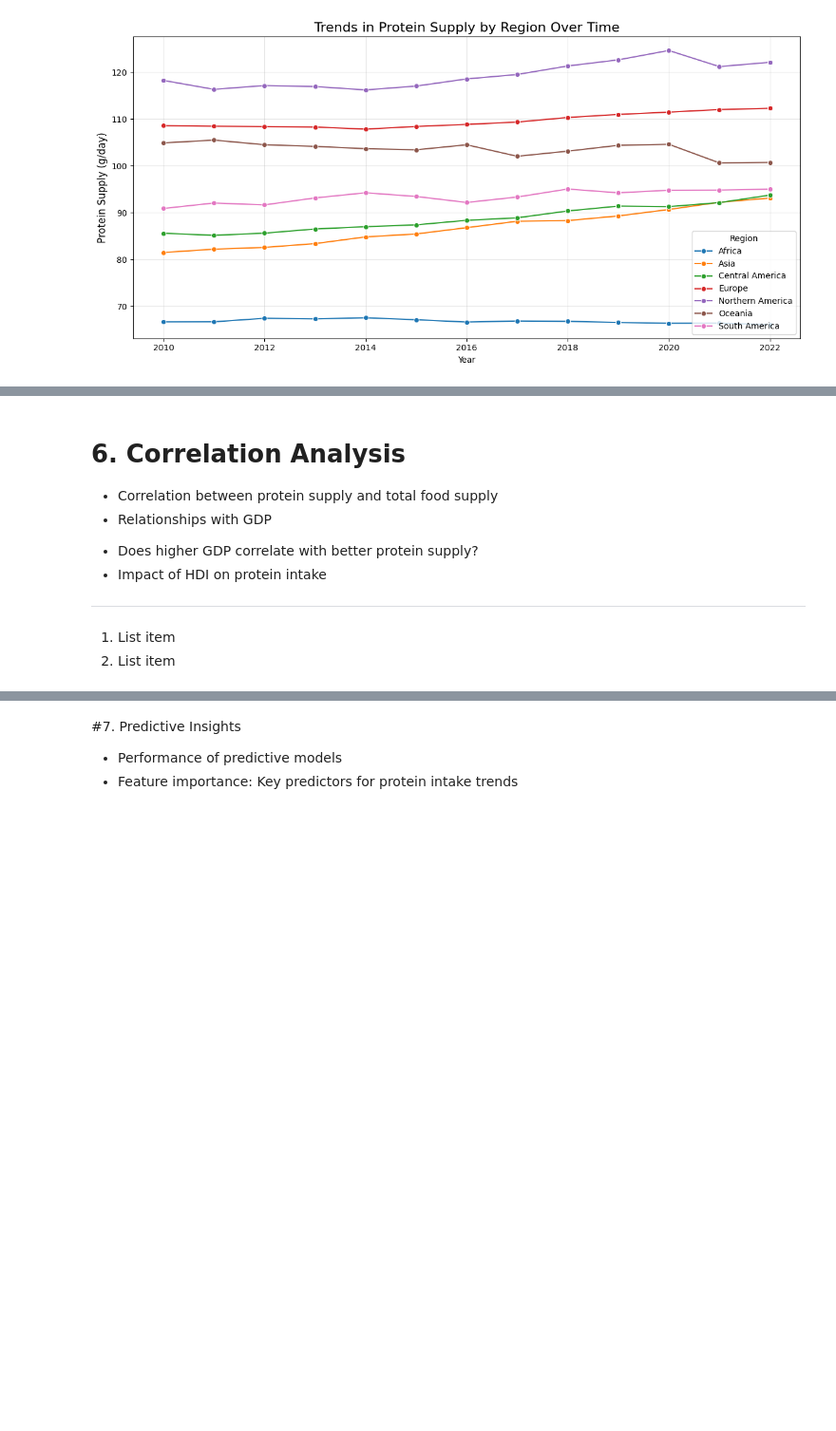
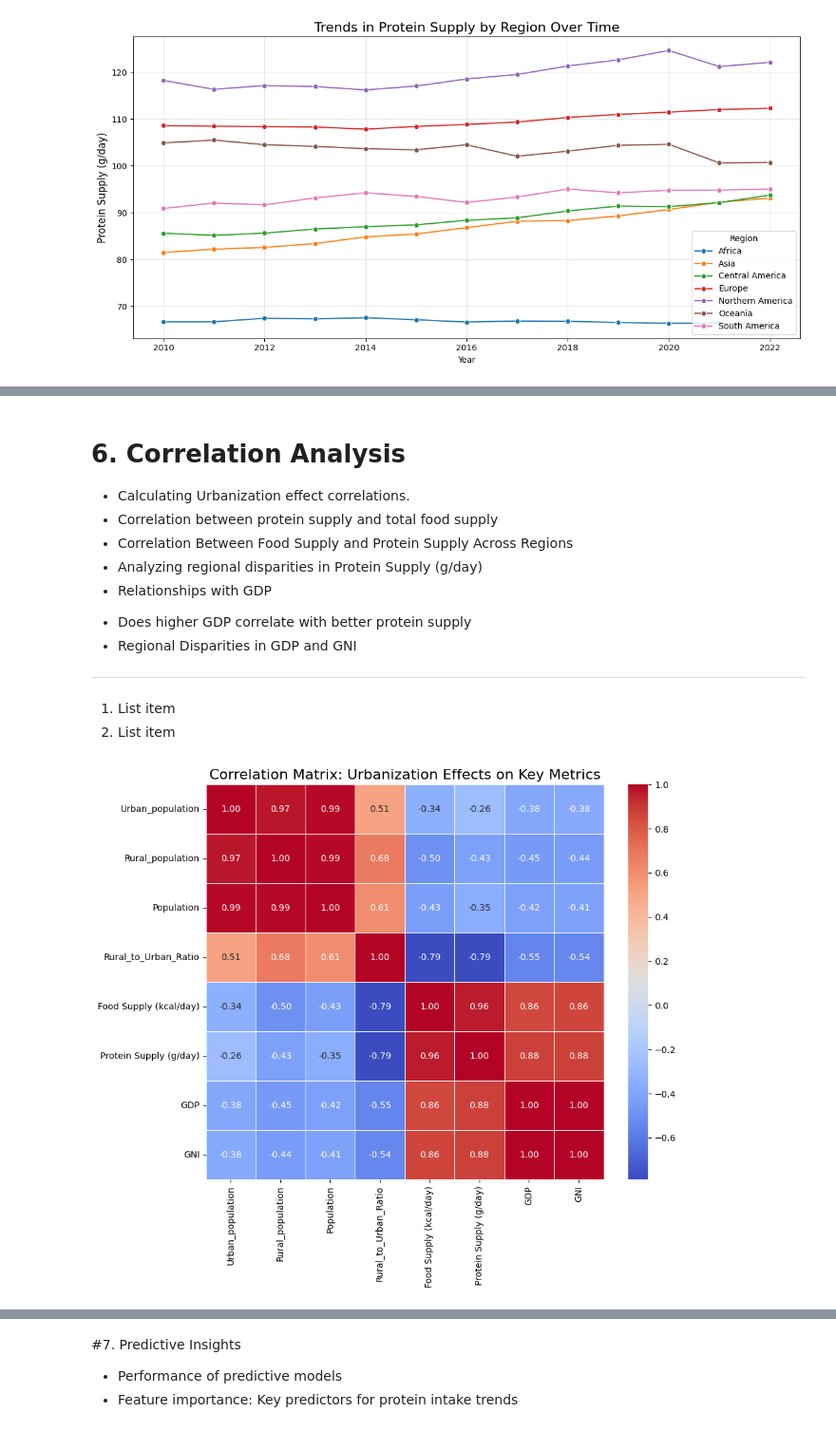
Before and after one commit to vaisenberg/Hackathon_Data_1, a Jupyter notebook: Hackathon_Data_1_lastupdate.ipynb, the cells around one changed output, grey strips where cells are left out. Shown at 95% size. Drawn from its saved outputs; the diff is of its cells as text; code cells hidden in the pictures; blank space fills up the shorter version.

```diff
--- a/Hackathon_Data_1_lastupdate.ipynb
+++ b/Hackathon_Data_1_lastupdate.ipynb
@@ -890,10 +1221,13 @@ plt.show()
 
 
 
+*   Calculating Urbanization effect correlations.
 *   Correlation between protein supply and total food supply
+*   Correlation Between Food Supply and Protein Supply Across Regions
+*   Analyzing regional disparities in Protein Supply (g/day)
 *   Relationships with GDP
-  - Does higher GDP correlate with better protein supply?
-  - Impact of HDI on protein intake
+  - Does higher GDP correlate with better protein supply
+  - Regional Disparities in GDP and GNI
 
 ---
 
@@ -901,3 +1235,36 @@ plt.show()
 
 1.   List item
 2.   List item
+# %%
+
+collected_data['Rural_to_Urban_Ratio'] = collected_data['Rural_population'] / collected_data['Urban_population']
+
+urbanization_data = collected_data[[
+    "Urban_population",
+    "Rural_population",
+    "Population",
+    "Rural_to_Urban_Ratio",
+    "Food Supply (kcal/day)",
+    "Protein Supply (g/day)",
+    "GDP",
+    "GNI"
+]]
+
+urbanization_correlation = urbanization_data.corr()
+
+
+plt.figure(figsize=(10, 8))
+sns.heatmap(
+    urbanization_correlation,
+    annot=True,
+    cmap="coolwarm",
+    fmt=".2f",
+    linewidths=0.5
+)
+plt.title("Correlation Matrix: Urbanization Effects on Key Metrics", fontsize=16)
+plt.show()
+
+
+urbanization_correlation
+# %% [output]
+[figure, added]
```
Also changed, not shown: parts of 51 cells of this notebook.
